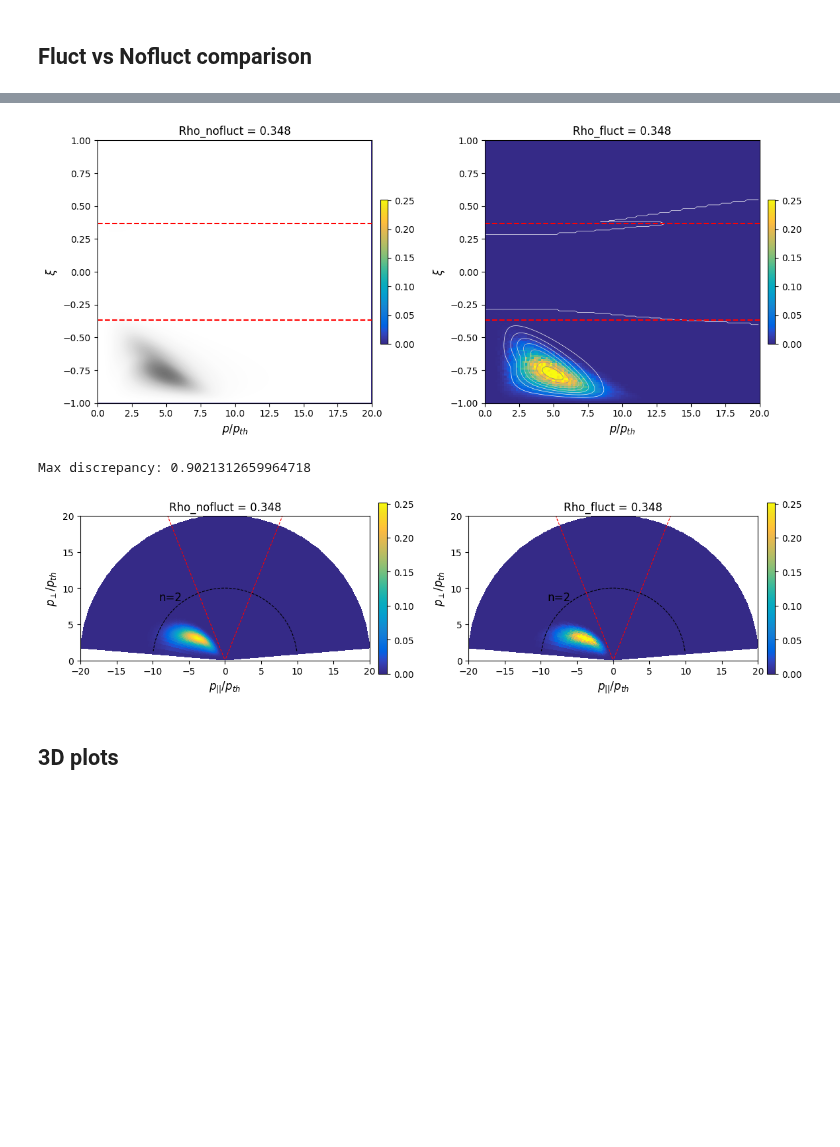
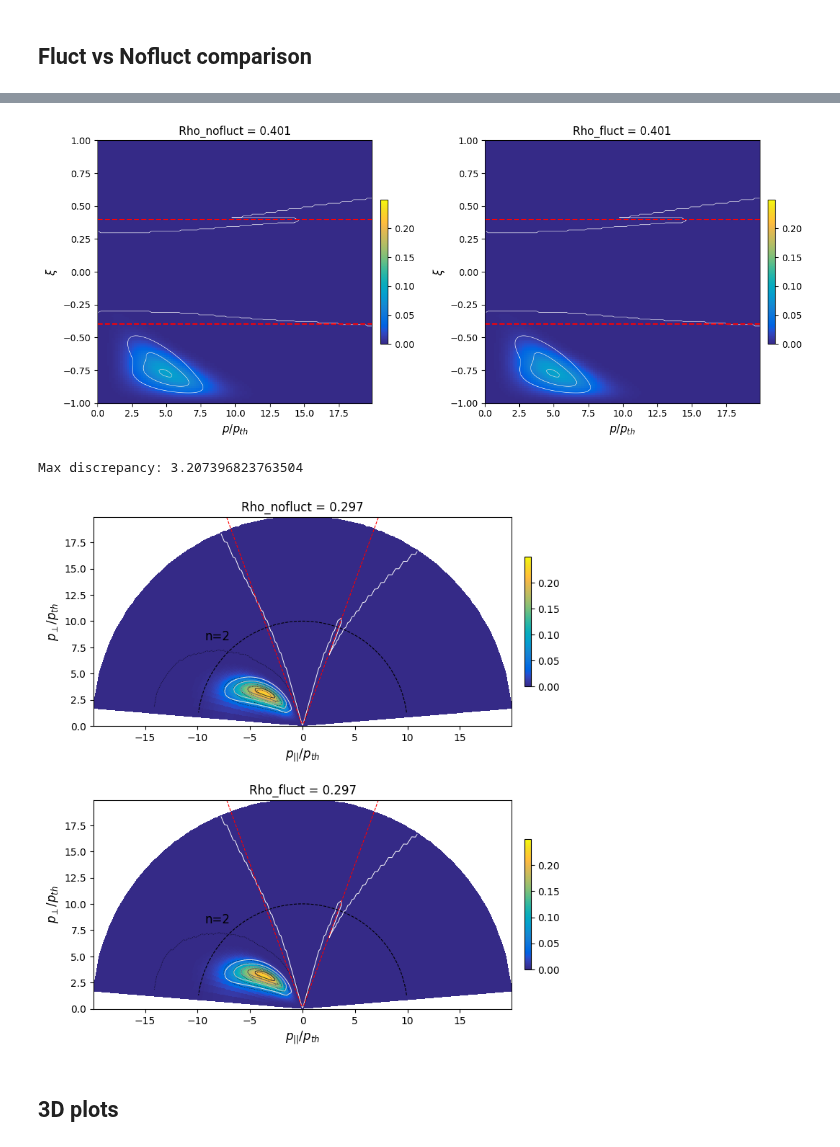
Before and after one commit to EwoutDevlaminck/WKBacca_QL, a Jupyter notebook: QL_analysis.ipynb, the cells around one changed output, grey strips where cells are left out. Saved outputs shown, nothing was run; the diff lists cells and outputs as text; code cells hidden in the pictures; blank space fills up the shorter version.

```diff
--- a/QL_analysis.ipynb
+++ b/QL_analysis.ipynb
@@ -66,7 +66,7 @@ parula_map = LinearSegmentedColormap.from_list('parula', cm_data)
 parula_map.set_under(cm_data[0])
 # %%
 filename_nofluct        = '/home/devlamin/WKbeam_simulations/TCV_85352_1.3_nofluct/output/QL_waves_TCV_85352_1.3_nofluct_sparse.h5'
-filename_fluct          = '/home/devlamin/WKbeam_simulations/TCV_85352_1.3_nofluct/output/QL_waves_TCV_85352_1.3_nofluct_nofilt_sparse.h5'
+filename_fluct          = '/home/devlamin/WKbeam_simulations/TCV_85352_1.3_nofluct/output/QL_waves_TCV_85352_1.3_nofluct_lowres_sparse.h5'
 
 matlab_file         = '/home/devlamin/WKbeam_simulations/TCV_85352_1.3_fluct/output/Drf_data.mat'
 
@@ -93,14 +93,14 @@ print(max_mat, min_mat)
 file_nofluct = h5py.File(filename_nofluct, 'r')
 file_fluct = h5py.File(filename_fluct, 'r')
 # Read the data
-
+freq = file_nofluct['FreqGHz'][()]
 # First read the absorption profiles
 rho_abs_nofluct = file_nofluct['rho_abs'][()]
 dP_drho_nofluct = file_nofluct['dP_drho'][()]
 rho_abs_fluct = file_fluct['rho_abs'][()]
 dP_drho_fluct = file_fluct['dP_drho'][()]
 # Select the wanted grid
-grid = 'wh'
+grid = 'hh'
 dataname = 'DRF0_' + grid
 
 psi = file_nofluct['psi'][()]
@@ -330,15 +334,15 @@ plt.show()
 ## Creating the full otput arrays from sparse data
 # %%
 # Create the full 1D array from the sparse data
-QL_bounce_flat = np.zeros(p_norm_w.shape[0]*ksi0_h.shape[0]*psi.shape[0]*harmonics.shape[0])
+QL_bounce_flat = np.zeros(p_norm_h.shape[0]*ksi0_h.shape[0]*psi.shape[0]*harmonics.shape[0])
 QL_bounce_flat[QL_mask] = QL_bounce_sparse
-QL_bounce = QL_bounce_flat.reshape((p_norm_w.shape[0], ksi0_h.shape[0], psi.shape[0], harmonics.shape[0]), order='F')
+QL_bounce = QL_bounce_flat.reshape((p_norm_h.shape[0], ksi0_h.shape[0], psi.shape[0], harmonics.shape[0]), order='F')
 QL_bounce = np.transpose(QL_bounce, (1, 0, 2, 3))
 print(QL_bounce.shape)
 
-QL_bounce_flat_fluct = np.zeros(p_norm_w_fluct.shape[0]*ksi0_h_fluct.shape[0]*psi_fluct.shape[0]*harmonics_fluct.shape[0])
+QL_bounce_flat_fluct = np.zeros(p_norm_h_fluct.shape[0]*ksi0_h_fluct.shape[0]*psi_fluct.shape[0]*harmonics_fluct.shape[0])
 QL_bounce_flat_fluct[QL_mask_fluct] = QL_bounce_sparse_fluct
-QL_bounce_fluct = QL_bounce_flat_fluct.reshape((p_norm_w_fluct.shape[0], ksi0_h_fluct.shape[0], psi_fluct.shape[0], harmonics_fluct.shape[0]), order='F')
+QL_bounce_fluct = QL_bounce_flat_fluct.reshape((p_norm_h_fluct.shape[0], ksi0_h_fluct.shape[0], psi_fluct.shape[0], harmonics_fluct.shape[0]), order='F')
 QL_bounce_fluct = np.transpose(QL_bounce_fluct, (1, 0, 2, 3))
 print(QL_bounce_fluct.shape)
 # %% [output]
@@ -456,4 +460,8 @@ plt.show()
 # %%
+rho_goal = 0.4
+i_mat, i_no_fluct, i_fluct = closest_index(rho_goal)
+#-------------------------#
+
 plt.figure(figsize=(12, 5))
 ax = plt.subplot(121)
 
@@ -489,19 +497,23 @@ plt.show()
 
 print(f'Max discrepancy: {np.max(DRF_pp_nofluct[i_no_fluct]/np.amax(Drf_mat[:,:,i_mat].T))}')
 # %% [output]
-[figure, old version]
+[figure, new version]
-Max discrepancy: 0.9021312659964718
+Max discrepancy: 3.207396823763504
 # %%
 def Trapping_line(p_par, Trapksi0, i_psi):
     #Trapping line, giving p_perp_Trap = p_par_Trap * sqrt(1 - ksi0_T^2)/ksi0_T*sign(p_par_Trap)
     return np.sign(p_par) * p_par * np.sqrt(1 - Trapksi0[i_psi]**2)/Trapksi0[i_psi]
 # %%
-plt.figure(figsize=(12, 5))
-ax = plt.subplot(121)
+rho_goal = 0.3
+i_mat, i_no_fluct, i_fluct = closest_index(rho_goal)
+#-------------------------#
+
+plt.figure(figsize=(8, 8))
+ax = plt.subplot(211)
 
 fig1 = ax.pcolormesh(PPAR[:,:,i_no_fluct], PPER[:,:,i_no_fluct], DRF_pp_nofluct[:,:,i_no_fluct], cmap=parula_map, vmin=min_nofluct, vmax=max_nofluct)#, edgecolors='k')
-#fig1 = ax.contourf(PPAR[:,:,i_no_fluct], PPER[:,:,i_no_fluct], DRF_pp_nofluct[:,:,i_no_fluct], levels=np.linspace(min_nofluct, max_nofluct, 105), cmap=parula_map)
-#fig2 = ax.contour(Ppar_mat, Pper_mat, Drf_mat[:,:,i_mat].T, levels=np.linspace(min_mat, max_mat, 7), cmap='Greys', linewidths=0.7)
+fig1a = ax.contour(PPAR[:,:,i_no_fluct], PPER[:,:,i_no_fluct], DRF_pp_nofluct[:,:,i_no_fluct], levels=np.linspace(min_nofluct, max_nofluct, 7), colors='k', linestyles=':', linewidths=0.5)
+fig2 = ax.contour(Ppar_mat, Pper_mat, Drf_mat[:,:,i_mat].T, levels=np.linspace(min_mat, max_mat, 7), cmap='Greys', linewidths=0.7)
 colorbar = plt.colorbar(fig1, orientation='vertical', pad=.025, shrink=.55)
 
 plt.contour(PPAR[:,:,i_no_fluct], PPER[:,:,i_no_fluct], Pnorm, levels=[10, 20, 29.99], colors='black', linestyles='dashed', linewidths=0.8)
@@ -511,37 +523,37 @@ plt.annotate(r'n=2', xy=(-10, 8), xytext=(7, 2), textcoords='offset points', fon
 p_perp_Trap = Trapping_line(np.linspace(-p_max, p_max, 200), Trapksi0, i_no_fluct)
 plt.plot(np.linspace(-p_max, p_max, 200), p_perp_Trap, color='r', linestyle='--', linewidth=0.8)
 
 ax.set_xlabel(r'$p_{||}/p_{th}$', size=12)
 ax.set_ylabel(r'$p_{\perp}/p_{th}$', size=12)
 ax.set_ylim(0, p_max)
 ax.set_xlim(-p_max, p_max)
 ax.set_aspect('equal')
 ax.set_title(f'Rho_nofluct = {np.sqrt(psi[i_no_fluct]):.3f}')
 
-ax2 = plt.subplot(122)
+ax2 = plt.subplot(212)
 fig3 = ax2.pcolormesh(PPAR[:,:,i_fluct], PPER[:,:,i_fluct], DRF_pp_fluct[:,:,i_fluct], cmap=parula_map, vmin=min_nofluct, vmax=max_nofluct)
-#fig3 = ax.contourf(PPAR[:,:,i_fluct], PPER[:,:,i_fluct], DRF_pp_fluct[:,:,i_fluct], levels=np.linspace(min_nofluct, max_nofluct, 105), cmap=parula_map)
-#fig4 = ax2.contour(Ppar_mat, Pper_mat, Drf_mat[:,:,i_mat].T, levels=np.linspace(min_mat, max_mat, 7), cmap='Greys', linewidths=0.7)
+fig3a= ax2.contour(PPAR[:,:,i_fluct], PPER[:,:,i_fluct], DRF_pp_fluct[:,:,i_fluct], levels=np.linspace(min_nofluct, max_nofluct, 7), colors='k', linestyles=':', linewidths=0.5)
+fig4 = ax2.contour(Ppar_mat, Pper_mat, Drf_mat[:,:,i_mat].T, levels=np.linspace(min_mat, max_mat, 7), cmap='Greys', linewidths=0.7)
 colorbar = plt.colorbar(fig3, orientation='vertical', pad=.025, shrink=.55)
 
 plt.contour(PPAR[:,:,i_fluct], PPER[:,:,i_fluct], Pnorm, levels=[10, 20, 29.99], colors='black', linestyles='dashed', linewidths=0.8)
 plt.annotate(r'n=2', xy=(-10, 8), xytext=(7, 2), textcoords='offset points', fontsize=12)
 #plt.annotate(r'n=3', xy=(13, 16), xytext=(7, 2), textcoords='offset points', fontsize=12)
 
 p_perp_Trap = Trapping_line(np.linspace(-p_max, p_max, 200), Trapksi0_fluct, i_fluct)
 plt.plot(np.linspace(-p_max, p_max, 200), p_perp_Trap, color='r', linestyle='--', linewidth=0.8)
 
 ax2.set_xlabel(r'$p_{||}/p_{th}$', size=12)
 ax2.set_ylabel(r'$p_{\perp}/p_{th}$', size=12)
 ax2.set_ylim(0, p_max)
 ax2.set_xlim(-p_max, p_max)
 ax2.set_aspect('equal')
 ax2.set_title(f'Rho_fluct = {np.sqrt(psi_fluct[i_fluct]):.3f}')
 
 plt.tight_layout()
 plt.show()
 # %% [output]
-[figure, old version]
+[figure, new version]
 # %% [markdown]
 ## 3D plots
 # %%
```
Also changed, not shown: parts of 10 cells of this notebook, 44 other files.
